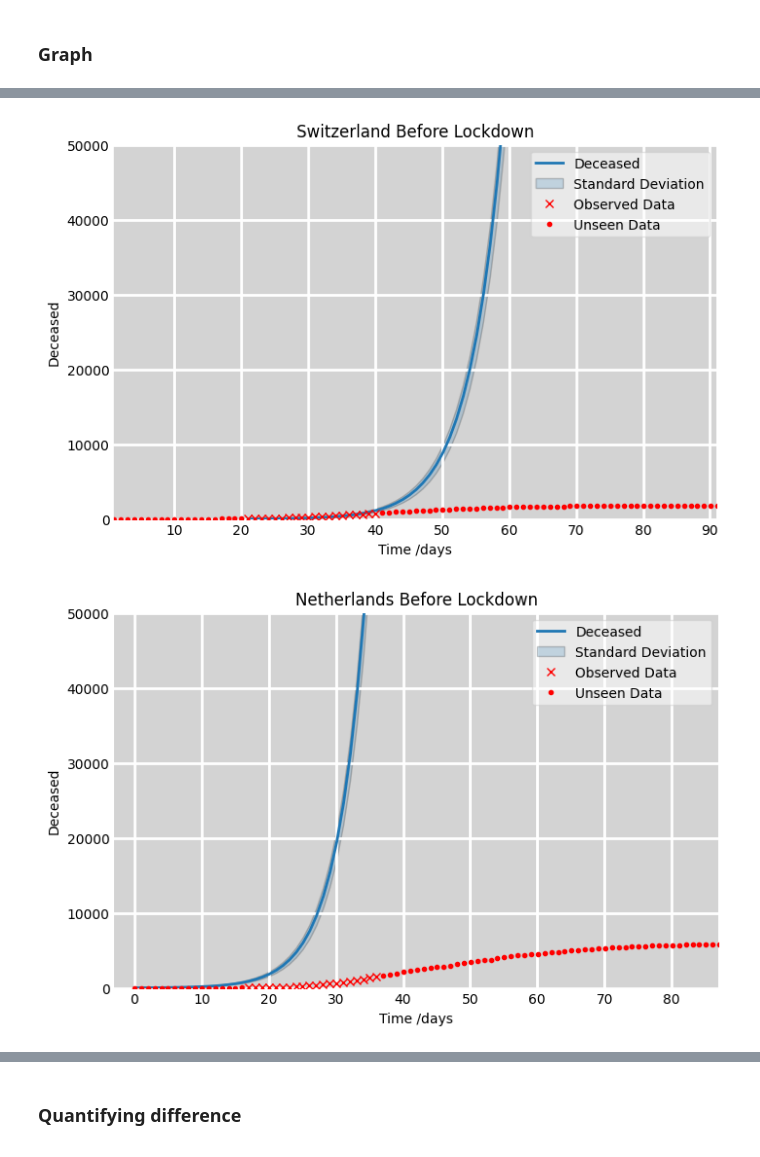
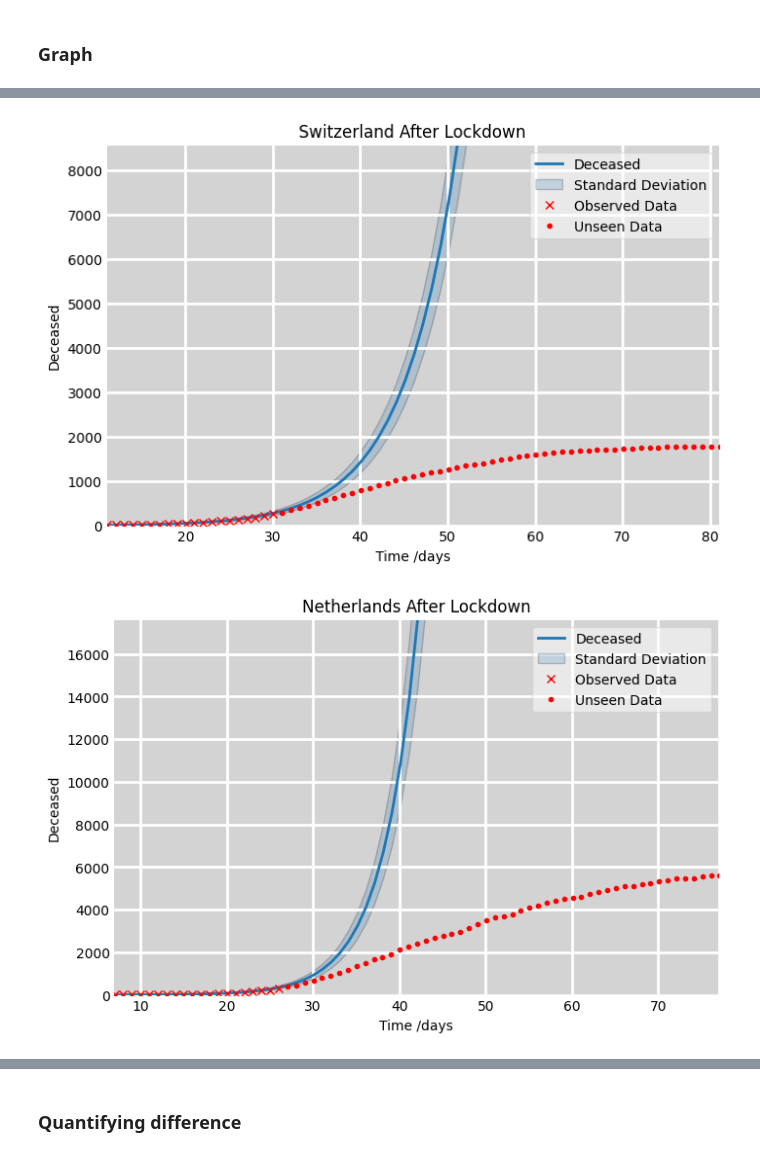
Before and after one commit to zenodea/MCMC_parameter_estimation, a Jupyter notebook: Data Analysis/sird.ipynb, the cells around one changed output, grey strips where cells are left out. Saved outputs shown, nothing was run; the diff lists cells and outputs as text; code cells hidden in the pictures.

```diff
--- a/Data Analysis/sird.ipynb
+++ b/Data Analysis/sird.ipynb
@@ -13,7 +13,7 @@ from sympy import symbols, solve
 def deriv(y, t, N, beta, gamma, rho):
     S, I, R, D= y
     dSdt = -(beta * S * I) / N
-    dIdt = (beta * S * I / N) - ((gamma+rho)*I)
+    dIdt = ((beta * S * I) / N) - ((gamma+rho)*I)
     dRdt = gamma * I
     dDdt = rho * I
     return dSdt, dIdt, dRdt, dDdt
@@ -72,7 +72,7 @@ def plotSIRD(ax, tf, N, i0, beta, gamma, rho, ylimit, xlimit, sd, offset, sird_t
     ax.set_ylabel('Deceased')
     ax.yaxis.set_tick_params(length=0)
     ax.xaxis.set_tick_params(length=0)
-    ax.grid(b=True, which='major', c='w', lw=2, ls='-')
+    ax.grid(visible=True, which='major', c='w', lw=2, ls='-')
     ax.set_xlim([xlimit[0], xlimit[1]])
     ax.set_ylim([ylimit[0], ylimit[1]])
     ax.fill_between(t+offset, Dm, Dp, alpha=0.2, edgecolor='black',  label="Standard Deviation")
@@ -282,2 +288,22 @@ df
 # %% [markdown]
 ### Graph
+# %%
+country_names = ['Switzerland', 'Netherlands', 'France','Germany','Italy','Spain','UK','Sweden']
+for country in country_names:
+    fig, ax1 = plt.subplots(1,1, figsize=(8,5))
+    ax1.set_facecolor('lightgrey')
+    # Plot the data on three separate curves for S(t), I(t) and R(t)
+
+    pop = dataset[country]['pop']
+    startDate = dataset[country]['fLock'][0]
+    realData = pd.read_csv('../processed_data/cumDeath'+country+'.csv')
+    firstDate = realData.loc[0]['date']
+
+    # before
+    obvData_start = timeTot(firstDate,startDate)-10
+    obvData_end = timeTot(firstDate,addTime(startDate,0))
+    df = pd.read_csv('mcmc_data/'+country+"/fLock_before.csv")
+    graph = plotSIRD(ax1,30, pop, df.loc[3][1], df.loc[0][1], df.loc[1][1], df.loc[2][1], [0,pop/1000], [obvData_start-10,obvData_end+20], [df.loc[0][2], df.loc[1][2], df.loc[2][2]], timeTot(firstDate,startDate)-10, False)
+    ax1.set_title(country + " Before Lockdown")
+    final_graph =plotRealData(ax1, realData, obvData_start, obvData_end, graph,0)
+    plt.savefig('results/first_q/'+country+'.png')
@@ -284,31 +319,28 @@ df
 # %%
-country_names = ['Switzerland', 'Netherlands', 'France','Germany','Italy','Spain','UK','Sweden']
+country_names = ['Switzerland', 'Netherlands', 'France','Germany','Italy','Spain','UK']
 sird_deaths = {}
 for country in country_names:
     fig, ax1 = plt.subplots(1,1, figsize=(8,5))
     ax1.set_facecolor('lightgrey')
     # Plot the data on three separate curves for S(t), I(t) and R(t)
 
     pop = dataset[country]['pop']
     startDate = dataset[country]['fLock'][0]
     realData = pd.read_csv('../processed_data/cumDeath'+country+'.csv')
     firstDate = realData.loc[0]['date']
 
-    offset = timeTot(firstDate,startDate)
-    if (offset > 20):
-        offset = 0
     # before
-    obvData_start = timeTot(firstDate,startDate)
-    obvData_end = timeTot(firstDate,addTime(startDate,20))
-    df = pd.read_csv('mcmc_data/'+country+"/fLock_before.csv")
-    graph = plotSIRD(ax1,200, pop, df.loc[3][1], df.loc[0][1], df.loc[1][1], df.loc[2][1], [0,50000], [obvData_start-20,obvData_end+50], [df.loc[0][2], df.loc[1][2], df.loc[2][2]], timeTot(firstDate,startDate)-offset, False)
+    obvData_start = timeTot(firstDate,startDate)-10
+    obvData_end = timeTot(firstDate,addTime(startDate,10))
+    df = pd.read_csv('mcmc_data/'+country+"/fLock_after.csv")
+    graph = plotSIRD(ax1,200, pop, df.loc[3][1], df.loc[0][1], df.loc[1][1], df.loc[2][1], [0,pop/1000], [obvData_start,obvData_end+50], [df.loc[0][2], df.loc[1][2], df.loc[2][2]], timeTot(firstDate,startDate)-10, False)
     sird_deaths[country] = {
         'deaths':graph,
         'date': obvData_end+30
     }
-    ax1.set_title(country + " Before Lockdown")
-    final_graph =plotRealData(ax1, realData, obvData_start, obvData_end, graph,0)
+    ax1.set_title(country + " After Lockdown")
+    final_graph =plotRealData(ax1, realData, obvData_start, obvData_end, graph,14,True)
     plt.savefig('results/first_q/'+country+'.png')
 # %% [output]
-[figure, old version]
+[figure, new version]
-[figure, old version]
+[figure, new version]
```
Also changed, not shown: parts of 10 cells of this notebook, 32 other files.
